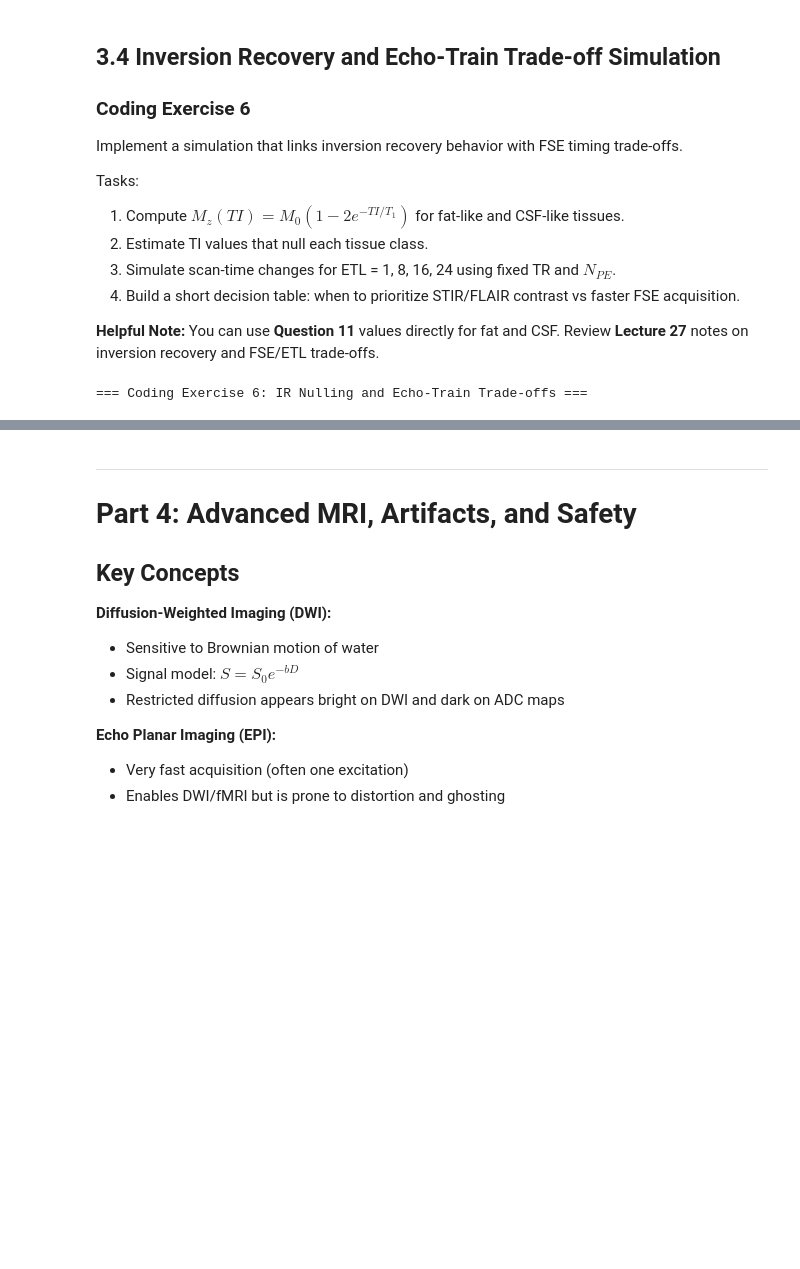
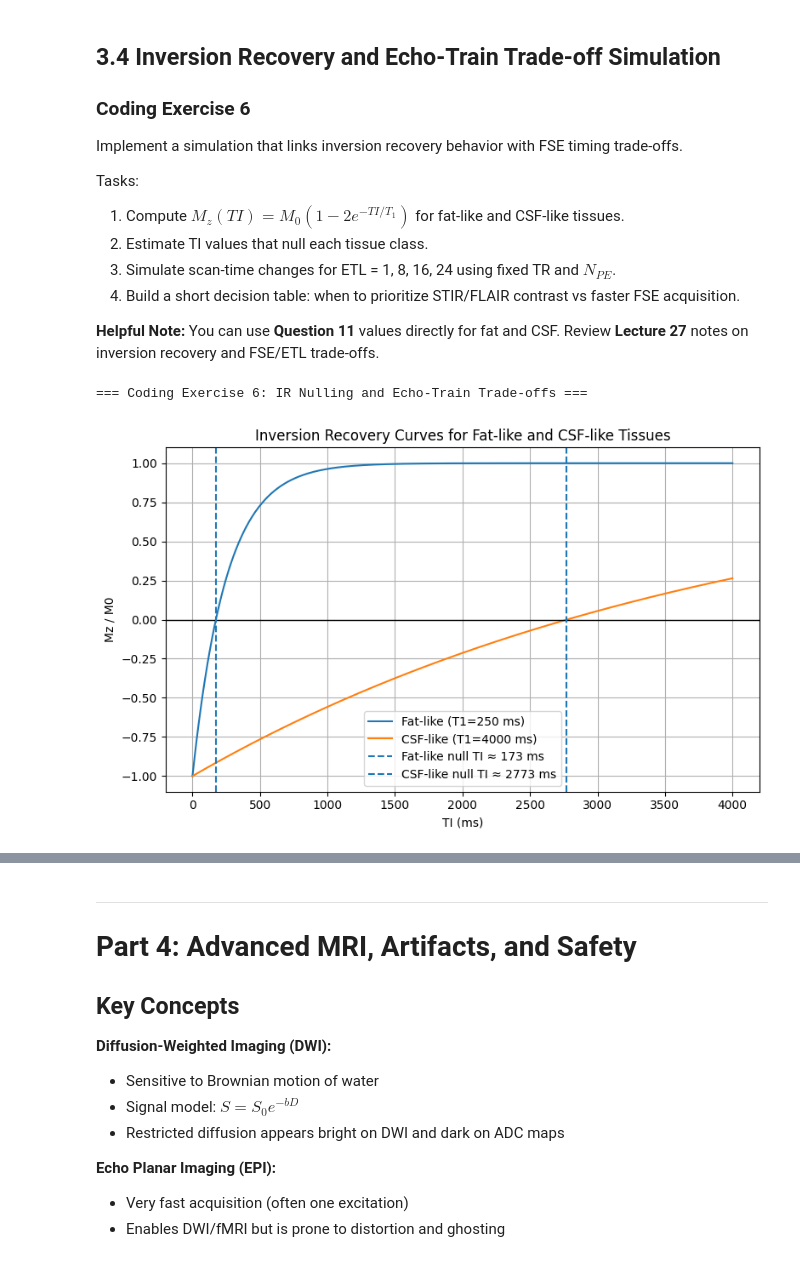
Before and after one commit to julianamassaro/BMEN509-623_Deliverable_4, a Jupyter notebook: deliverable-04-starter.ipynb, the cells around one changed output, grey strips where cells are left out. Cells and saved outputs as stored; diff of their text form; code cells hidden in the pictures; blank space fills up the shorter version.

```diff
--- a/deliverable-04-starter.ipynb
+++ b/deliverable-04-starter.ipynb
@@ -915,7 +1103,7 @@ def find_example_dicom() -> Path:
     # Update this path to point to correct DICOM file (IMG-0002-00001.dcm)
     # Example: Path("/Users/yourname/Desktop/DICOMS/IMG-0002-00001.dcm")
 
-    dicom_file = Path("DICOMS/IMG-0002-00001.dcm")  # Update this if needed
+    dicom_file = Path("/Users/juliana/Desktop/IMG-0002-00001.dcm")  # Update this if needed
 
     if dicom_file.exists():
         return dicom_file
@@ -1109,30 +1604,104 @@ M0 = 1.0
 def ir_mz(ti_ms, t1_ms, m0=1.0):
     return m0 * (1 - 2 * np.exp(-ti_ms / t1_ms))
 
 
 def null_ti(t1_ms):
     return t1_ms * np.log(2)
 
 
 def estimate_scan_time_seconds(tr_ms, n_pe, nex, etl):
     etl = max(1, int(etl))
     return (tr_ms / 1000.0) * (n_pe / etl) * nex
 
 
 # TODO 1: Define T1 values for fat-like and CSF-like tissues.
+tissues = {
+    "Fat-like": {"T1": 250},
+    "CSF-like": {"T1": 4000},
+}
 
 # TODO 2: Create a TI sweep.
+ti_sweep = np.linspace(0, 4000, 500)
 
 # TODO 3: Compute Mz(TI) and identify the null point for each tissue.
+ir_curves = {}
+null_times = {}
+
+for tissue, props in tissues.items():
+    t1 = props["T1"]
+    ir_curves[tissue] = ir_mz(ti_sweep, t1, M0)
+    null_times[tissue] = null_ti(t1)
+
+# Plot inversion recovery curves
+plt.figure(figsize=(8, 5))
+for tissue in tissues:
+    plt.plot(ti_sweep, ir_curves[tissue], label=f"{tissue} (T1={tissues[tissue]['T1']} ms)")
+
+plt.axhline(0, color="black", linewidth=1)
+
+for tissue, ti_null in null_times.items():
+    plt.axvline(ti_null, linestyle="--", label=f"{tissue} null TI ≈ {ti_null:.0f} ms")
+
+plt.xlabel("TI (ms)")
+plt.ylabel("Mz / M0")
+plt.title("Inversion Recovery Curves for Fat-like and CSF-like Tissues")
+plt.legend()
+plt.grid(True)
+plt.tight_layout()
+plt.show()
 
 # TODO 4: Summarize the null TI values.
+print("\nEstimated Null TI Valuees:")
+for tissue, ti_null in null_times.items():
+    print(f"    {tissue}: TI_null ≈ {ti_null:.1f} ms")
 
 # TODO 5: Compute scan times for ETL = 1, 8, 16, 24.
+tr_ms = 2500
+n_pe = 192
+nex = 1
+etl_values = [1, 8, 16, 24]
+
+scan_times = {}
+for etl in etl_values:
+    scan_times[etl] = estimate_scan_time_seconds(tr_ms, n_pe, nex, etl)
+
+print("\nEstimated scan times:")
+for etl, time_s in scan_times.items():
+    print(f"  ETL = {etl}: {time_s:.1f} s ({time_s/60:.2f} min)")
 
 # TODO 6: Build a short comparison table or list.
+decision_table = [
+    {
+        "Priority": "Suppress fat signal",
+        "Recommended approach": "STIR-like inversion recovery",
+        "Reason": "Choose TI near the fat null point to suppress short-T1 fat signal."
+    },
+    {
+        "Priority": "Suppress CSF signal",
+        "Recommended approach": "FLAIR-like inversion recovery",
+        "Reason": "Choose TI near the CSF null point to suppress long-T1 fluid signal."
+    },
+    {
+        "Priority": "Reduce scan time substantially",
+        "Recommended approach": "Use longer ETL in FSE",
+        "Reason": "Longer ETL fills more k-space lines per TR and reduces acquisition time."
+    },
+    {
+        "Priority": "Preserve cleaner contrast/sharper control of echo timing",
+        "Recommended approach": "Use shorter ETL",
+        "Reason": "Shorter ETL reduces blurring and contrast averaging across the echo train."
+    },
+]
+
+print("\nDecision table:")
+for row in decision_table:
+    print(f"- Priority: {row['Priority']}")
+    print(f"  Recommended approach: {row['Recommended approach']}")
+    print(f"  Reason: {row['Reason']}")
 
 # TODO 7: Add a short decision summary.
 
 # ...
 # %% [output]
 === Coding Exercise 6: IR Nulling and Echo-Train Trade-offs ===
+[figure, added]
```
Also changed, not shown: parts of 8 cells of this notebook.
